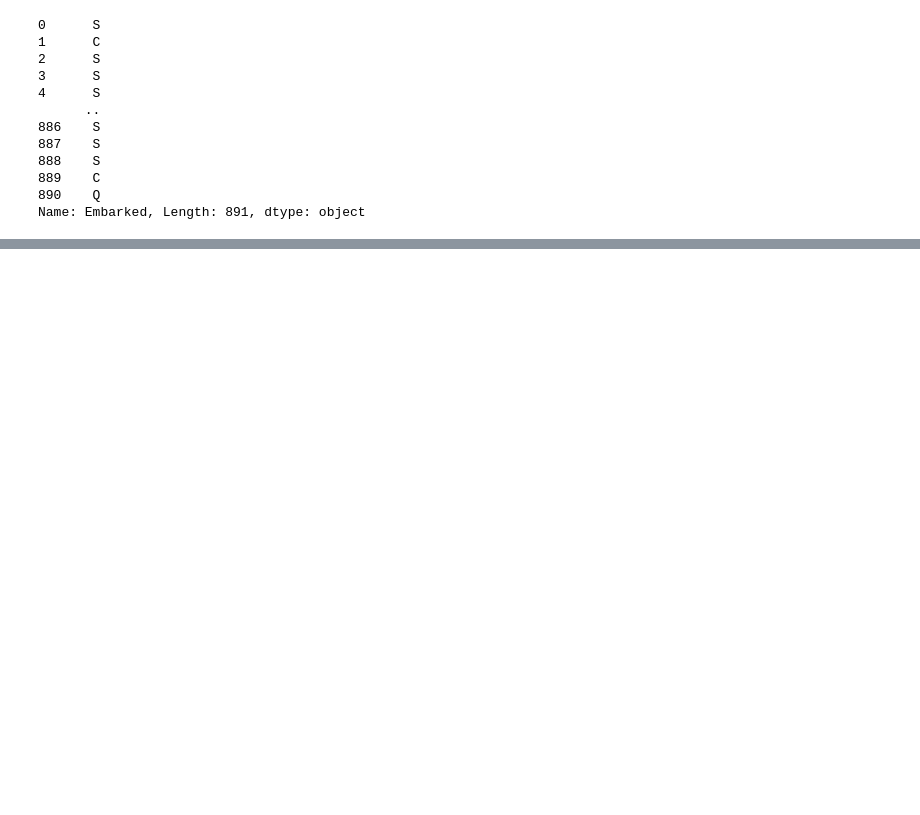
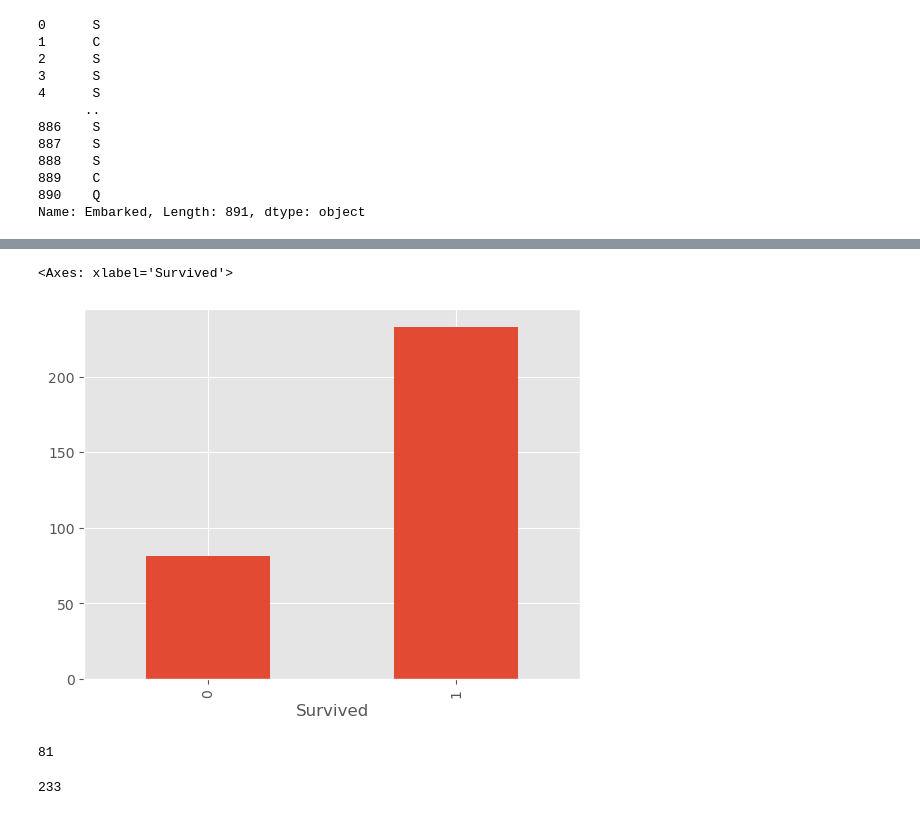
Before and after one commit to alexanderchosen/eda_with_python, a Jupyter notebook: Titanic_dataset_eda/titanic.ipynb, the cells around one changed output, grey strips where cells are left out. Drawn from its saved outputs; the diff is of its cells as text; code cells hidden in the pictures; blank space fills up the shorter version.

```diff
--- a/Titanic_dataset_eda/titanic.ipynb
+++ b/Titanic_dataset_eda/titanic.ipynb
@@ -290,0 +434,15 @@ Name: Embarked, Length: 891, dtype: object
+# %%
+df.query('Sex == "female"').groupby('Survived').size().plot(kind = 'bar')
+# %% [output]
+<Axes: xlabel='Survived'>
+[figure, added]
+# %%
+# number of females that did not survive
+df.query('Sex == "female" and Survived == 0').groupby('Sex').size().loc['female']
+# %% [output]
+81
+# %%
+# number of females that survived
+df.query('Sex == "female" and Survived == 1').groupby('Sex').size().loc['female']
+# %% [output]
+233
```
Also changed, not shown: parts of 29 cells of this notebook.
